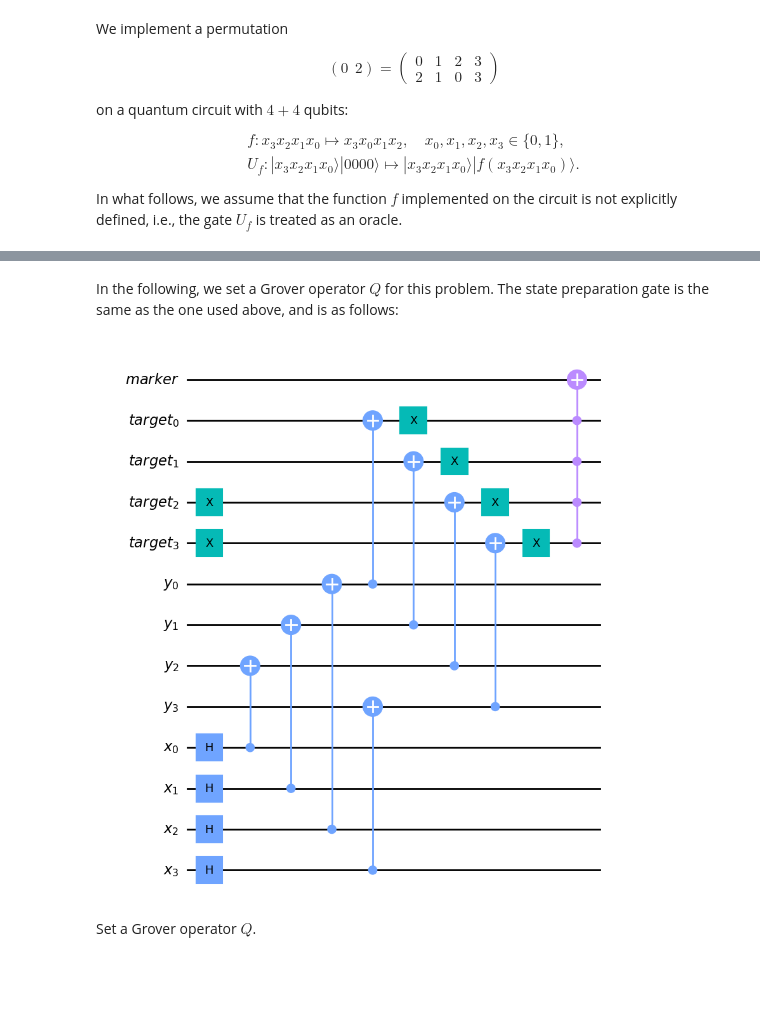
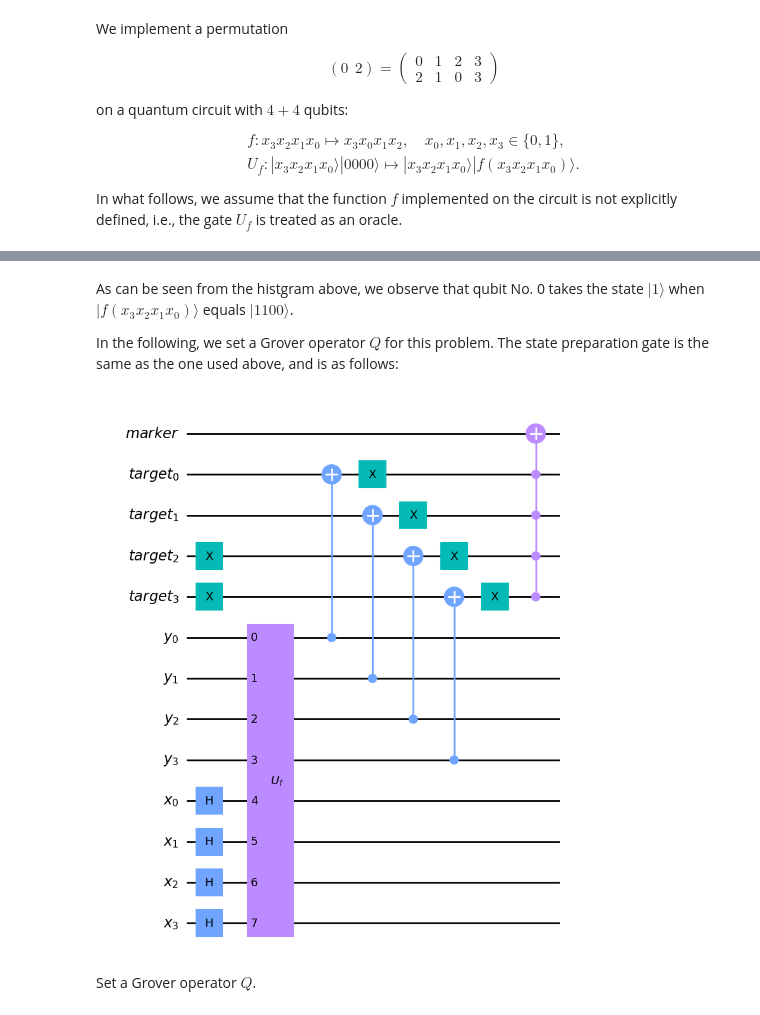
Before and after one commit to schrott512/quantum_samples, a Jupyter notebook: grover_search/grover_search_sample.ipynb, the cells around one changed output, grey strips where cells are left out. Drawn from its saved outputs; the diff is of its cells as text; code cells hidden in the pictures; blank space fills up the shorter version.

```diff
--- a/grover_search/grover_search_sample.ipynb
+++ b/grover_search/grover_search_sample.ipynb
@@ -47,0 +30,14 @@ qc.draw('mpl')
+# %%
+N = 4
+nx_qubits, ny_qubits = N, N
+qr_x = QuantumRegister(nx_qubits, 'x')
+qr_y = QuantumRegister(nx_qubits, 'y')
+qc = QuantumCircuit(qr_y, qr_x)
+
+# |x3>|x2>|x1>|x0>|0000> -> |x3>|x2>|x1>|x0>|x3>|x0>|x1>|x2>
+for i in range(nx_qubits):
+    qc.cx(i + ny_qubits, (ny_qubits - 2 - i) % ny_qubits)
+
+Uf = qc.to_gate()
+Uf.name = '   $U_f$   '
+qc.draw('mpl')
@@ -47,0 +46,13 @@ qc.draw('mpl')
+# %%
+nx_qubits, ny_qubits = N, N
+qr_x = QuantumRegister(nx_qubits, 'x')
+qr_y = QuantumRegister(nx_qubits, 'y')
+qc = QuantumCircuit(qr_y, qr_x)
+
+# |x3>|x2>|x1>|x0>|0000> -> |x3>|x2>|x1>|x0>|x3>|x0>|x1>|x2>
+for i in range(nx_qubits):
+    qc.h(i + ny_qubits)
+
+qc.append(Uf, qargs=range(ny_qubits + nx_qubits))
+U_prep = qc.to_gate()
+U_prep.name = '$U_{prep}$'
@@ -121,41 +140,39 @@ plot_histogram(counts)
 # %% [markdown]
+As can be seen from the histgram above, we observe that qubit No. 0 takes the state $|1\rangle$ when $|f(x_3x_2x_1x_0)\rangle$ equals $|1100\rangle$.
+
 In the following, we set a Grover operator $Q$ for this problem.
 The state preparation gate is the same as the one used above, and is as follows:
 # %%
 insert_barrier = False
 
 qr_x = QuantumRegister(nx_qubits, 'x')
 qr_y = QuantumRegister(nx_qubits, 'y')
 qr_target = QuantumRegister(n_targets, 'target')
 qr_marker = QuantumRegister(n_markers, 'marker')
 qc = QuantumCircuit(qr_marker, qr_target, qr_y, qr_x)
 
-# |x3>|x2>|x1>|x0>|0000> -> |x3>|x2>|x1>|x0>|x3>|x0>|x1>|x2>
-for i in range(nx_qubits):
-    qc.h(i + ny_qubits + n_targets + n_markers)
-for i in range(nx_qubits):
-    qc.cx(i + ny_qubits + n_targets + n_markers, (ny_qubits - 2 - i) % ny_qubits + n_targets + n_markers)
-
+# preparing state
+qc.append(U_prep, qargs=range(n_markers + n_targets, n_markers + n_targets + ny_qubits + nx_qubits))
 
 # target: |1100>
 qc.x(n_markers + 2)
 qc.x(n_markers + 3)
 
-# check if equality
+# check y=target
 if insert_barrier: qc.barrier()
 for i in range(nx_qubits):
     qc.cx(i + n_targets + n_markers, i + n_markers)
 
 # marking on the qubit "marker"
 if insert_barrier: qc.barrier()
 for i in range(n_targets):
     qc.x(i + n_markers)
 c4x_gate = XGate().control(4)
-qc.append(c4x_gate, qargs=list(reversed(range(n_targets + n_markers))))
+qc.append(c4x_gate, qargs=reversed(range(n_targets + n_markers)))
 
-qc.draw('mpl')
+qc.decompose(gates_to_decompose='$U_{prep}$').draw('mpl')
 # %% [output]
-[figure, old version]
+[figure, new version]
 # %% [markdown]
 Set a Grover operator $Q$.
 # %%
```
Also changed, not shown: parts of 14 cells of this notebook.
